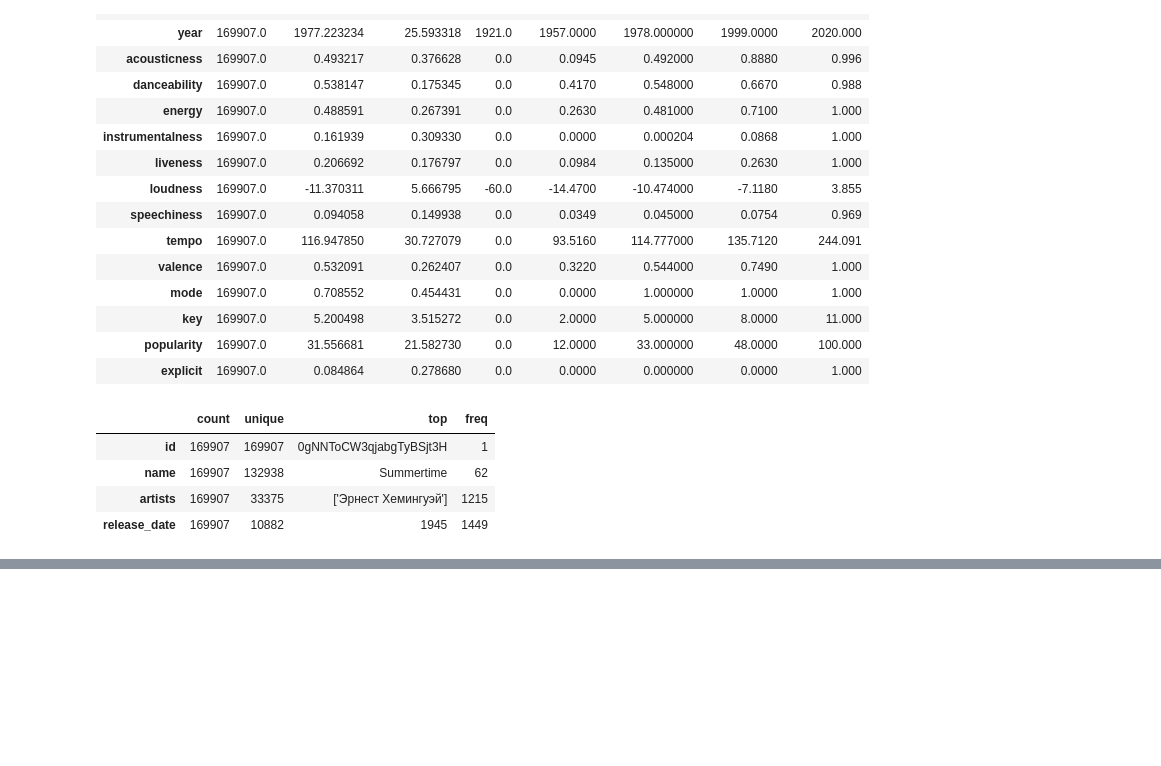
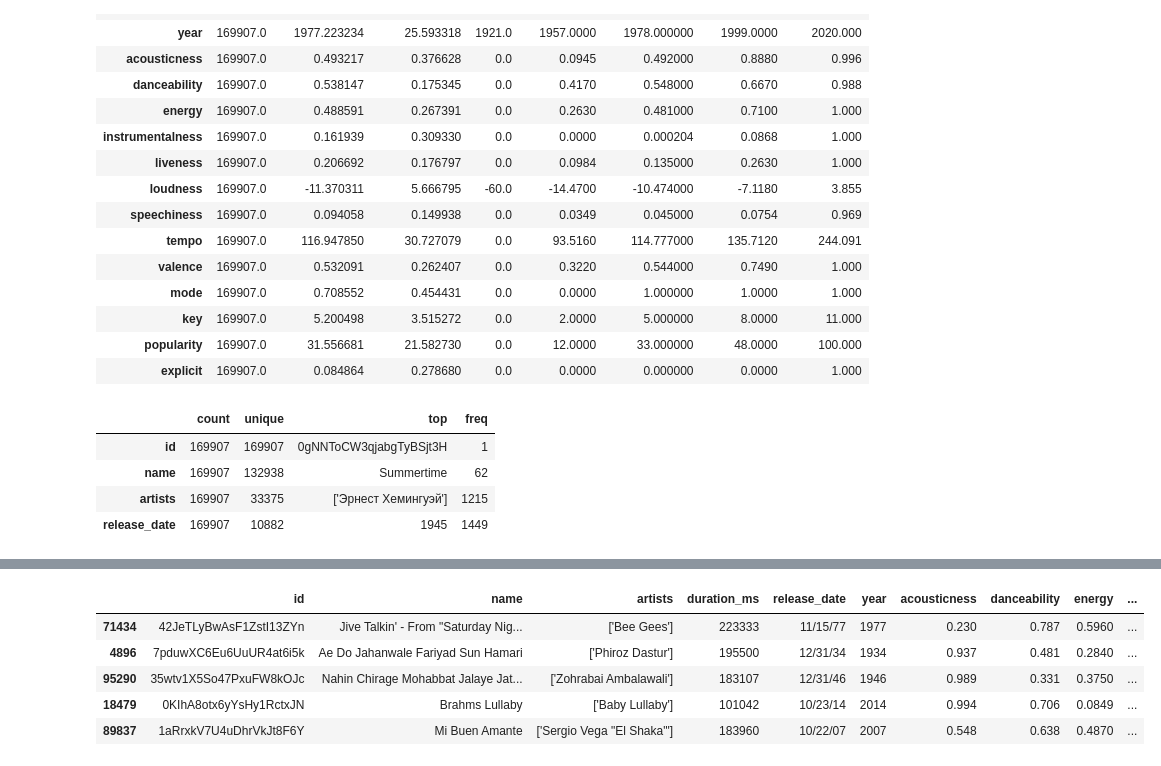
Before and after one commit to annassanchez/lab-eda, a Jupyter notebook: lab_eda_20221121.ipynb, the cells around one changed output, grey strips where cells are left out. Saved outputs shown, nothing was run; the diff lists cells and outputs as text; code cells hidden in the pictures; blank space fills up the shorter version.

```diff
--- a/lab_eda_20221121.ipynb
+++ b/lab_eda_20221121.ipynb
@@ -238,0 +203,9 @@ ParserError: Unknown string format: None/1966/1966 present at position 4
+# %%
+df[df['release_date_length'] == 8].sample(5)
+# %% [output]
+|  | id | name | artists | duration_ms | release_date | year | acousticness | danceability | energy | ... |
+| 71434 | 42JeTLyBwAsF1ZstI13ZYn | Jive Talkin' - From "Saturday Nig... | ['Bee Gees'] | 223333 | 11/15/77 | 1977 | 0.230 | 0.787 | 0.5960 | ... |
+| 4896 | 7pduwXC6Eu6UuUR4at6i5k | Ae Do Jahanwale Fariyad Sun Hamari | ['Phiroz Dastur'] | 195500 | 12/31/34 | 1934 | 0.937 | 0.481 | 0.2840 | ... |
+| 95290 | 35wtv1X5So47PxuFW8kOJc | Nahin Chirage Mohabbat Jalaye Jat... | ['Zohrabai Ambalawali'] | 183107 | 12/31/46 | 1946 | 0.989 | 0.331 | 0.3750 | ... |
+| 18479 | 0KIhA8otx6yYsHy1RctxJN | Brahms Lullaby | ['Baby Lullaby'] | 101042 | 10/23/14 | 2014 | 0.994 | 0.706 | 0.0849 | ... |
+| 89837 | 1aRrxkV7U4uDhrVkJt8F6Y | Mi Buen Amante | ['Sergio Vega "El Shaka"'] | 183960 | 10/22/07 | 2007 | 0.548 | 0.638 | 0.4870 | ... |
```
Also changed, not shown: parts of 65 cells of this notebook.
